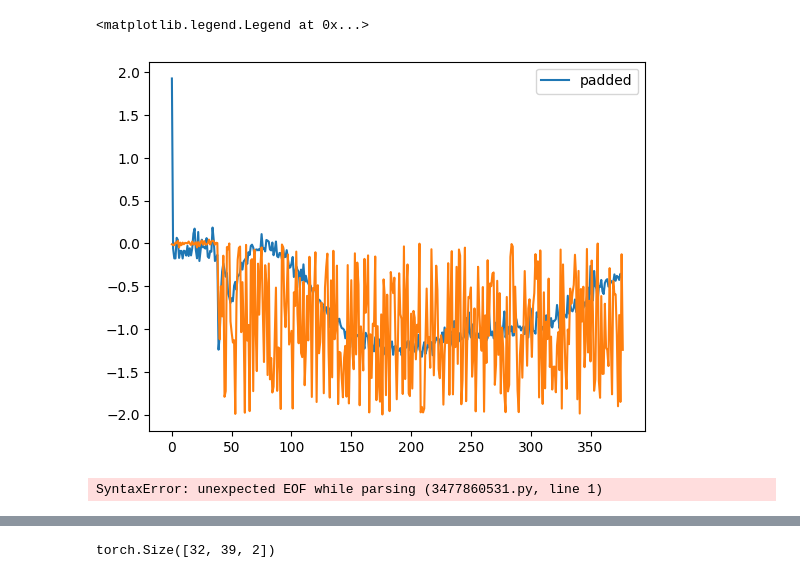
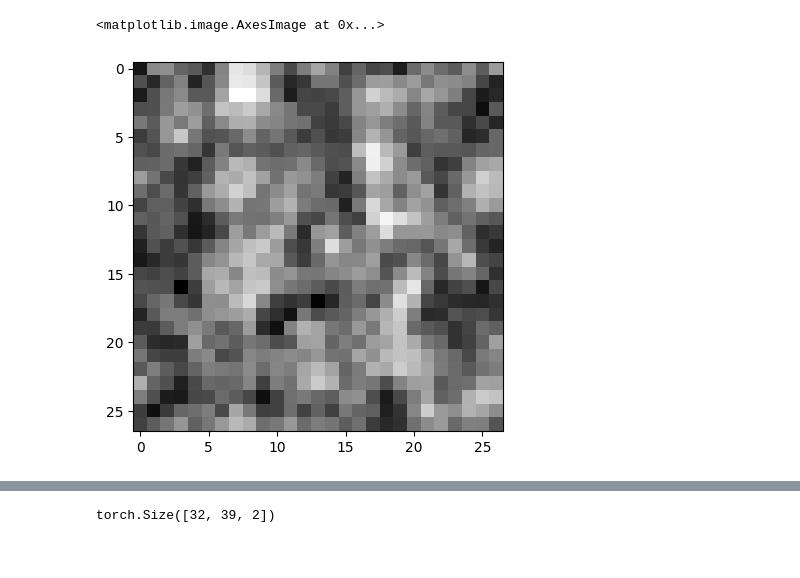
Before and after one commit to AmanKukde/FourierImageTransformer, a Jupyter notebook: examples/Super-Resolution - MNIST Example.ipynb, the cells around one changed output, grey strips where cells are left out. Saved outputs shown, nothing was run; the diff lists cells and outputs as text; code cells hidden in the pictures.

```diff
--- a/examples/Super-Resolution - MNIST Example.ipynb
+++ b/examples/Super-Resolution - MNIST Example.ipynb
@@ -139,14 +104,8 @@ plt.legend()
-# %%
-plt.plot([i for i in range(len(pred[0]))],a,label = 'padded')
-plt.plot([i for i in range(len(pred_1[0]))],a2)
-plt.legend()
-# %% [output]
-<matplotlib.legend.Legend at 0x...>
-[figure, removed]
-# %%
-\
-# %% [output]
-SyntaxError: unexpected EOF while parsing (3477860531.py, line 1)
+# %%
+plt.imshow(pref_forward_img.detach().cpu().numpy()[0],cmap='gray')
+# %% [output]
+<matplotlib.image.AxesImage at 0x...>
+[figure, added]
 # %%
 plt.imshow(lowres_img[5].cpu().detach().numpy(), cmap='gray');plt.show()
 plt.imshow(pred_img[5].cpu().detach().numpy(), cmap='gray');plt.show()
```
Also changed, not shown: parts of 10 cells of this notebook, 5 other files.
